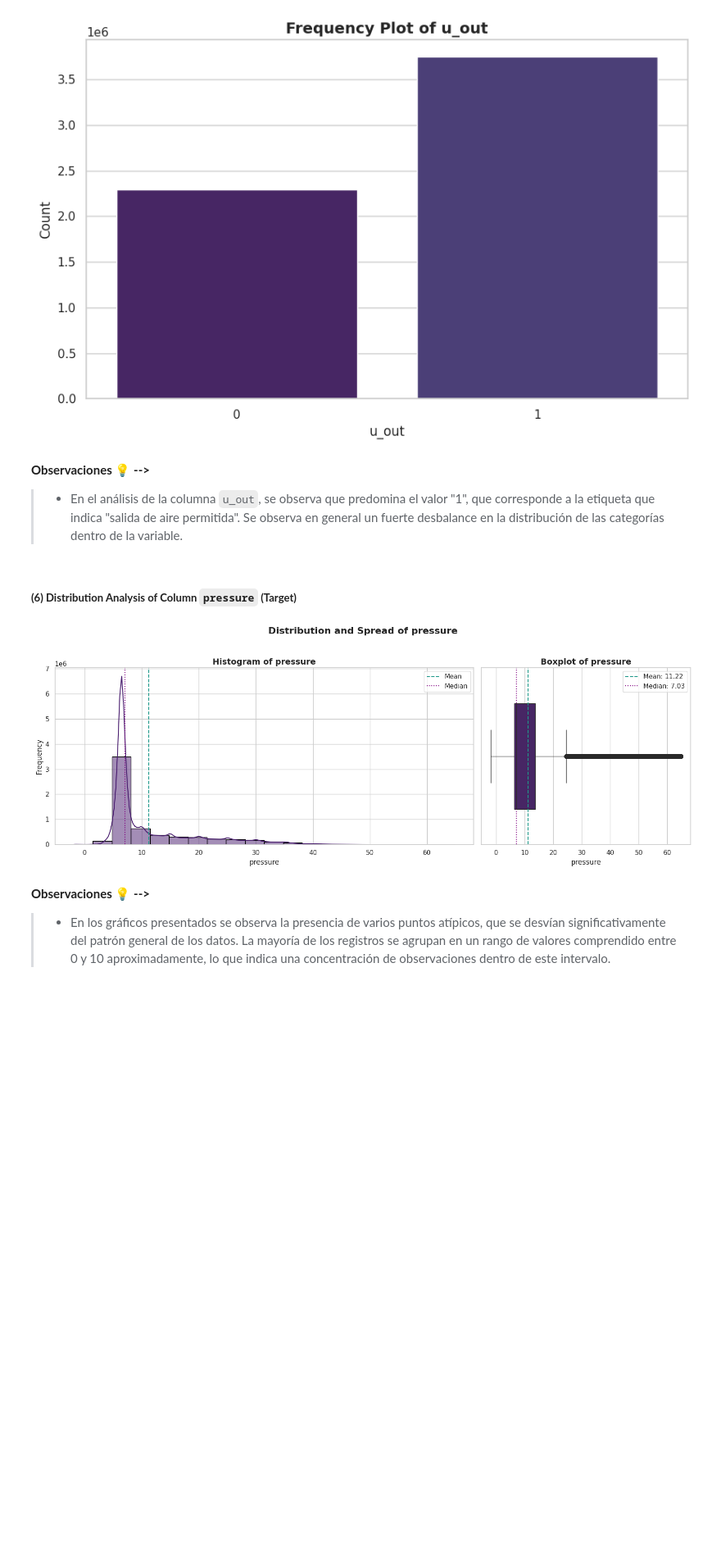
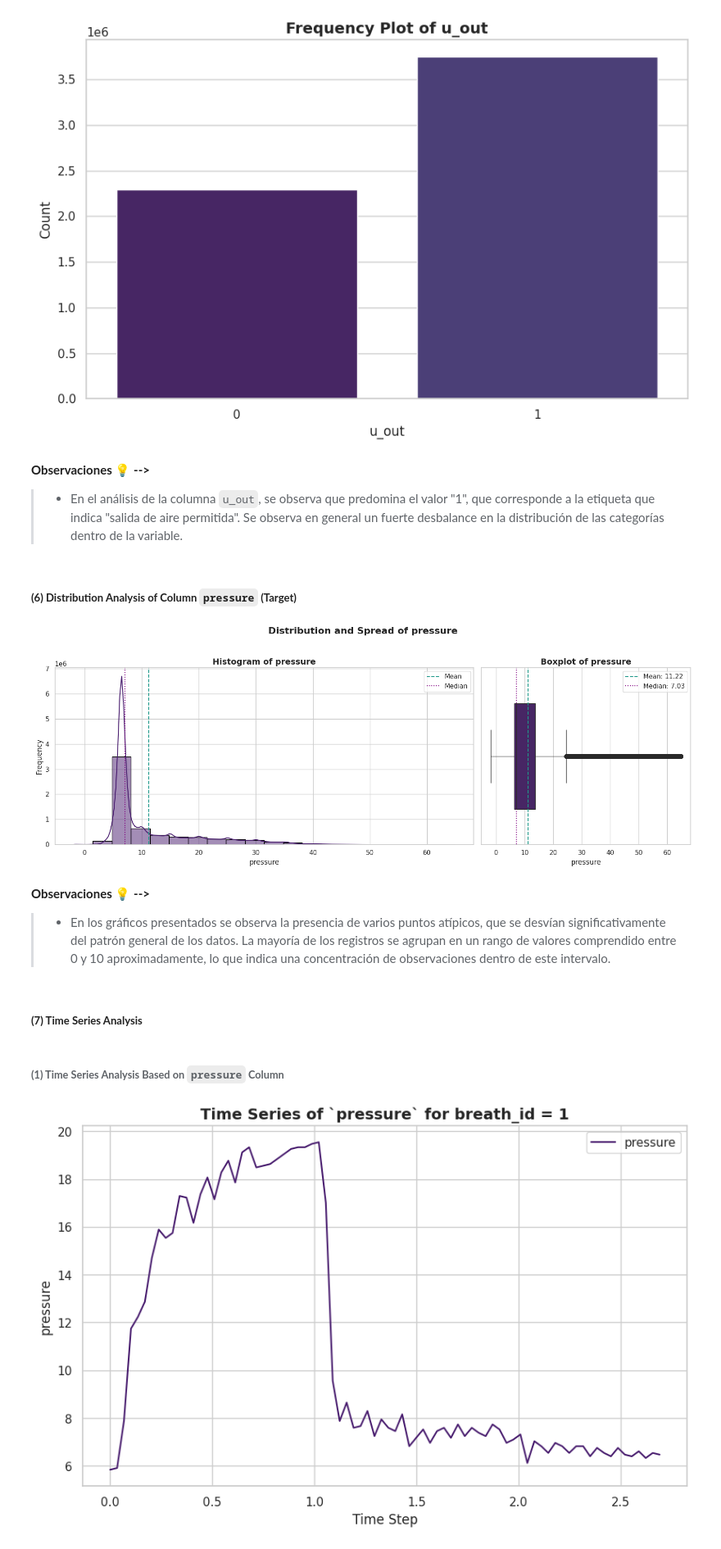
Before and after one commit to Andrea-gt/pressure-prediction, a Jupyter notebook: pressure_prediction.ipynb, the cells around one changed output. Shown at 82% size. Saved outputs shown, nothing was run; the diff lists cells and outputs as text; code cells hidden in the pictures; blank space fills up the shorter version.

Commit message:
feat: Time Series Analysis

```diff
--- a/pressure_prediction.ipynb
+++ b/pressure_prediction.ipynb
@@ -72,6 +72,7 @@ import base64  # For encoding/decoding binary data
 
 # Set default figure size and style
 plt.rcParams['figure.figsize'] = (6, 4)  # Default figure size
+plt.rcParams['agg.path.chunksize'] = 10000
 sns.set(style="whitegrid")  # Seaborn style for plots
 
 # Define custom color palette
@@ -421,3 +422,47 @@ plot_column(df, 'pressure')  # Generate and display a histogram and boxplot for
 **Observaciones 💡 -->**
 
 > - En los gráficos presentados se observa la presencia de varios puntos atípicos, que se desvían significativamente del patrón general de los datos. La mayoría de los registros se agrupan en un rango de valores comprendido entre 0 y 10 aproximadamente, lo que indica una concentración de observaciones dentro de este intervalo.
+# %% [markdown]
+##### **(7) Time Series Analysis**
+# %%
+def tseries_by_breath(df, variable, breath_id=None):
+    """
+    Plots a time series for the given variable, optionally filtering by breath_id.
+
+    Parameters:
+    - df: DataFrame containing the data
+    - variable: The variable name to plot (e.g., 'pressure', 'R', 'C', 'u_in', 'u_out')
+    - breath_id: Optional; The breath_id to filter by. If None, all data is used.
+    """
+    # Check if the variable exists in the DataFrame
+    if variable not in df.columns:
+        print(f"Error: '{variable}' not found in DataFrame")
+        return
+
+    # If breath_id is specified, filter the DataFrame
+    if breath_id is not None:
+        df = df[df['breath_id'] == breath_id]
+
+    # Check if filtered DataFrame is empty
+    if df.empty:
+        print(f"No data found for breath_id = {breath_id}" if breath_id else "No data found for the specified variable")
+        return
+
+    # Create the plot
+    plt.figure(figsize=(10, 6))
+    plt.plot(df['time_step'], df[variable], label=variable, color=palette[0])
+    plt.xlabel('Time Step')
+    plt.ylabel(variable)
+    plt.title(f'Time Series of `{variable}`' + (f' for breath_id = {breath_id}' if breath_id else ''), fontsize=14, fontweight='semibold')
+    plt.legend(loc='upper right')
+    plt.grid(True)
+
+    # Show the plot
+    plt.show()
+# %% [markdown]
+###### **(1) Time Series Analysis Based on `pressure` Column**
+# %%
+# To plot 'pressure'
+tseries_by_breath(df, 'pressure', 1)
+# %% [output]
+[figure, added]
```
Also changed, not shown: parts of 11 cells of this notebook.
